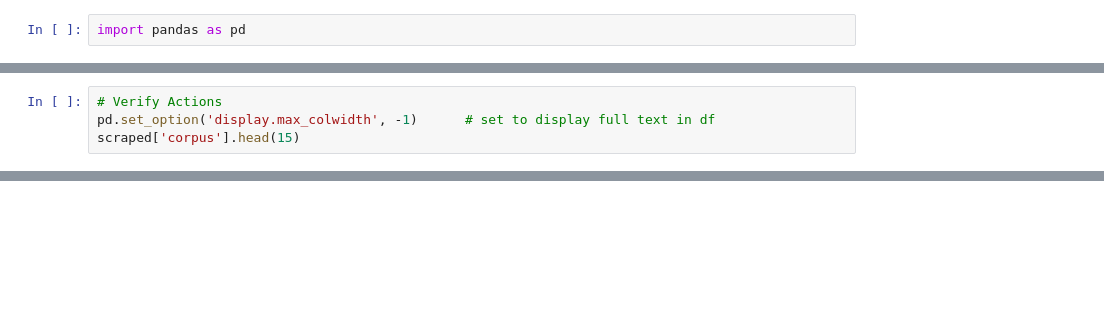
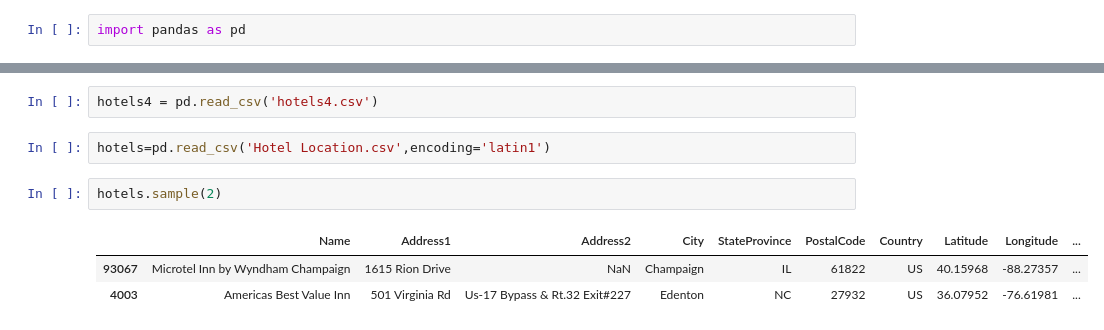
Before and after one commit to jeniffermukami/Name-matching-in-python, a Jupyter notebook: hotels mapping/Untitled.ipynb, the cells around one changed output, grey strips where cells are left out. Cells and saved outputs as stored; diff of their text form; blank space fills up the shorter version.

```diff
--- a/hotels mapping/Untitled.ipynb
+++ b/hotels mapping/Untitled.ipynb
@@ -85,4 +2,0 @@ def remove_punctuation(post):
-# %%
-# Verify Actions
-pd.set_option('display.max_colwidth', -1)      # set to display full text in df
-scraped['corpus'].head(15)
@@ -258,0 +3,10 @@ True
+# %%
+hotels4 = pd.read_csv('hotels4.csv')
+# %%
+hotels=pd.read_csv('Hotel Location.csv',encoding='latin1')
+# %%
+hotels.sample(2)
+# %% [output]
+|  | Name | Address1 | Address2 | City | StateProvince | PostalCode | Country | Latitude | Longitude | ... |
+| 93067 | Microtel Inn by Wyndham Champaign | 1615 Rion Drive | NaN | Champaign | IL | 61822 | US | 40.15968 | -88.27357 | ... |
+| 4003 | Americas Best Value Inn | 501 Virginia Rd | Us-17 Bypass & Rt.32 Exit#227 | Edenton | NC | 27932 | US | 36.07952 | -76.61981 | ... |
```
Also changed, not shown: parts of 34 cells of this notebook, 6 other files.
